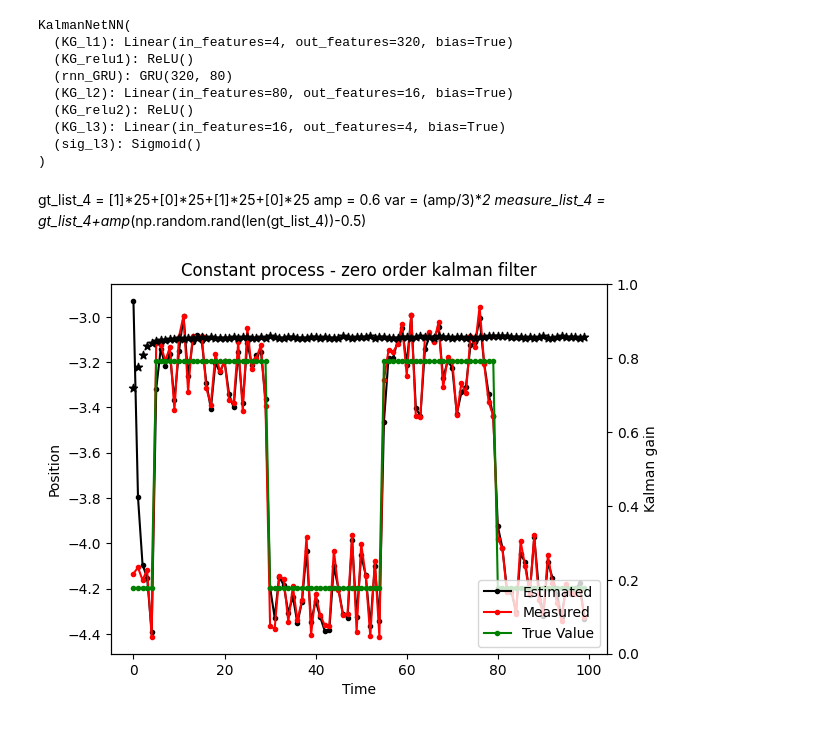
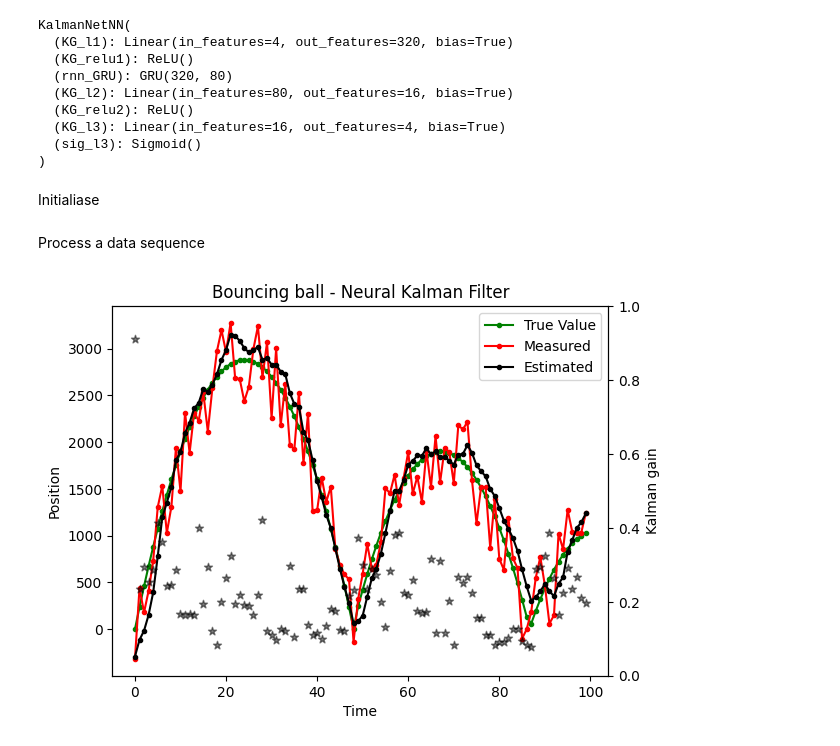
Before and after one commit to 262882/myKalmanFIlter, a Jupyter notebook: kalmanFilteringNeural.ipynb, the cells around one changed output. Saved outputs shown, nothing was run; the diff lists cells and outputs as text; code cells hidden in the pictures.

```diff
--- a/kalmanFilteringNeural.ipynb
+++ b/kalmanFilteringNeural.ipynb
@@ -53,0 +20,5 @@ tensor([[[0., 1., 1.,  ..., 0., 0., 0.],
+# %%
+sequence_no = 99
+plot_data = test_input[sequence_no][0].cpu().numpy()
+plot_gt = test_target[sequence_no][0].cpu().numpy()
+steps = np.arange(plot_data.shape[0])
@@ -120,6 +53 @@ plt.show()
-# %%
-sequence_no = 270
-plot_data = train_input[sequence_no][0].cpu().numpy()
-plot_gt = train_target[sequence_no][0].cpu().numpy()
-steps = np.arange(plot_data.shape[0])
 # %%
@@ -150,5 +79,5 @@ In neural kalman filtering the idea is to learn the gain.
 # %%
-model = torch.load('./models/model_KNet_steps.pt')
+model = torch.load('./models/model_KNet_para.pt')
 model.eval()
 # %% [output]
 KalmanNetNN(
@@ -160,4 +89,6 @@ KalmanNetNN(
   (KG_l3): Linear(in_features=16, out_features=4, bias=True)
   (sig_l3): Sigmoid()
 )
+# %% [markdown]
+Initialiase
 # %%
@@ -165,14 +96,11 @@ model.InitSequence(torch.tensor([[0],[0]],dtype=torch.float32))
 model.init_hidden()
-# %% [markdown]
-gt_list_4 = [1]*25+[0]*25+[1]*25+[0]*25
-amp = 0.6
-var = (amp/3)**2
-measure_list_4 = gt_list_4+amp*(np.random.rand(len(gt_list_4))-0.5)
+# %% [markdown]
+Process a data sequence
 # %%
 res = []
 k_ = []
 t_ = []
-for step, item in enumerate(train_input[sequence_no].T):
+for step, item in enumerate(test_input[sequence_no].T):
     #inp = torch.tensor([item,0],dtype=torch.float32)
     #out = model.forward(inp.float())
     out = model.forward(item)
@@ -180,17 +108,17 @@ for step, item in enumerate(train_input[sequence_no].T):
     k_.append(model.KGain.cpu().detach().numpy()[0][0])
     t_.append(step)
 # %%
+plt.plot(t_, test_target[sequence_no][0].cpu().detach().numpy() ,marker=".",color="g")
+plt.plot(t_, test_input[sequence_no][0].cpu().detach().numpy() ,marker=".",color="red")
 plt.plot(t_, res ,marker=".",color="black")
-plt.plot(t_, train_input[sequence_no][0].cpu().detach().numpy() ,marker=".",color="red")
-plt.plot(t_, train_target[sequence_no][0].cpu().detach().numpy() ,marker=".",color="g")
-plt.title("Constant process - zero order kalman filter")
+plt.title("Bouncing ball - Neural Kalman Filter")
 plt.xlabel("Time")
 plt.ylabel("Position")
-plt.legend(["Estimated","Measured","True Value"],loc='lower right')
+plt.legend(["True Value", "Measured","Estimated",],loc='upper right')
 plt.twinx()
-plt.scatter(t_, k_,marker="*",color="black")
+plt.scatter(t_, k_,marker="*",color="black", alpha=0.5)
 plt.ylabel("Kalman gain")
 plt.ylim([0,1])
 plt.show()
 # %% [output]
-[figure, old version]
+[figure, new version]
```
Also changed, not shown: parts of 28 cells of this notebook, 3 other files.
